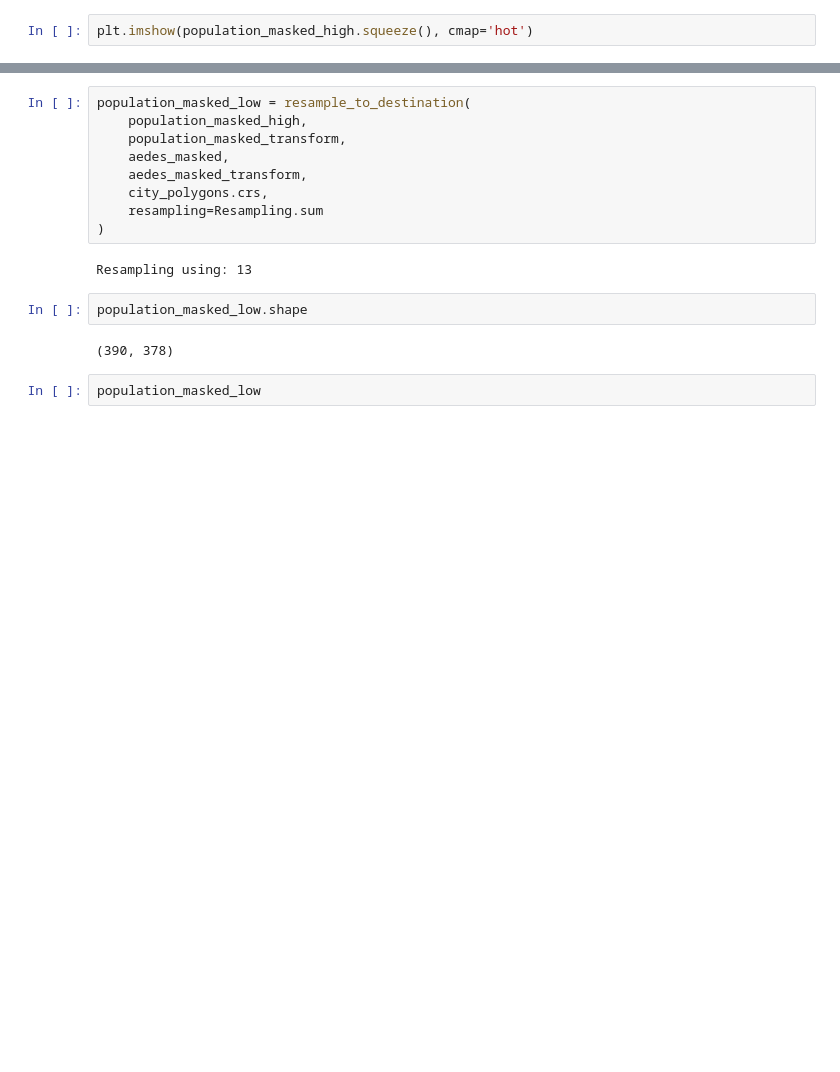
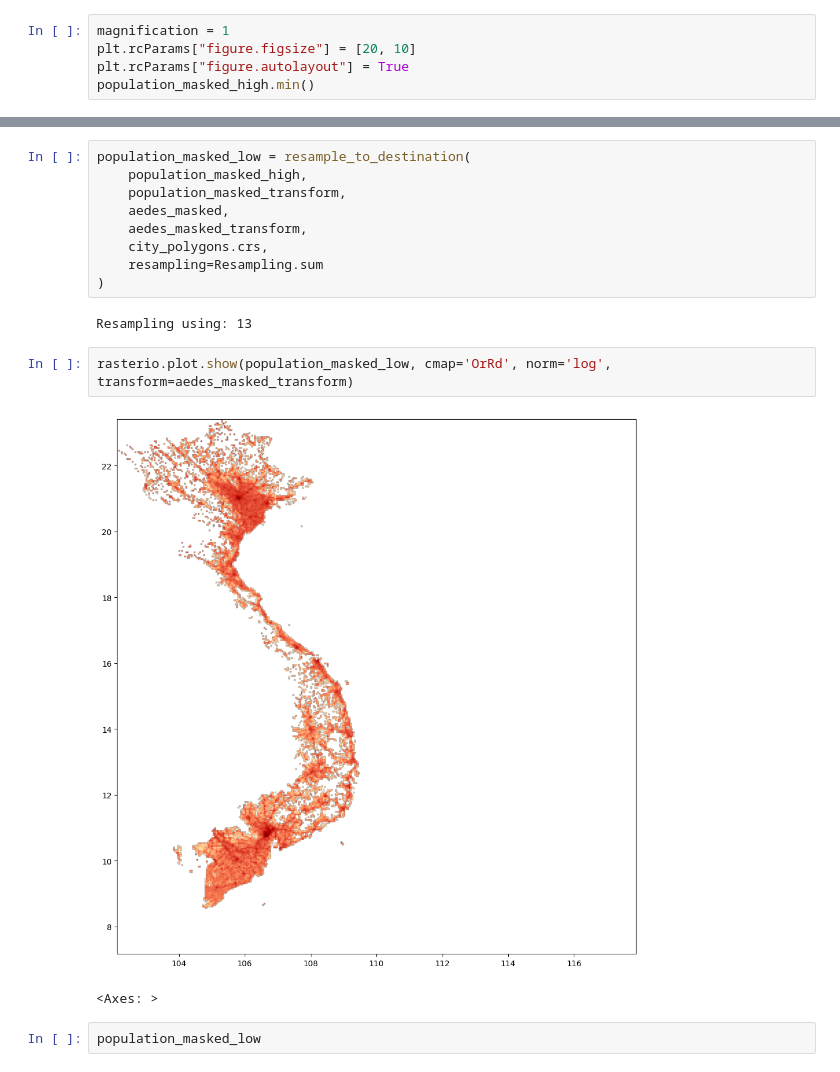
Before and after one commit to kraemer-lab/geoglue, a Jupyter notebook: agg.ipynb, the cells around one changed output, grey strips where cells are left out. Saved outputs shown, nothing was run; the diff lists cells and outputs as text; blank space fills up the shorter version.

```diff
--- a/agg.ipynb
+++ b/agg.ipynb
@@ -186,3 +176,6 @@ Requirement already satisfied: six>=1.5 in ./.venv/lib/python3.13/site-packages
 # %%
-plt.imshow(population_masked_high.squeeze(), cmap='hot')
+magnification = 1
+plt.rcParams["figure.figsize"] = [20, 10]
+plt.rcParams["figure.autolayout"] = True
+population_masked_high.min()
 # %% [output]
@@ -200,9 +192,10 @@ population_masked_low = resample_to_destination(
 # %% [output]
 Resampling using: 13
 # %%
-population_masked_low.shape
+rasterio.plot.show(population_masked_low, cmap='OrRd', norm='log', transform=aedes_masked_transform)
 # %% [output]
+[figure, added]
-(390, 378)
+<Axes: >
 # %%
 population_masked_low
 # %% [output]
```
Also changed, not shown: parts of 6 cells of this notebook, 2 other files.
